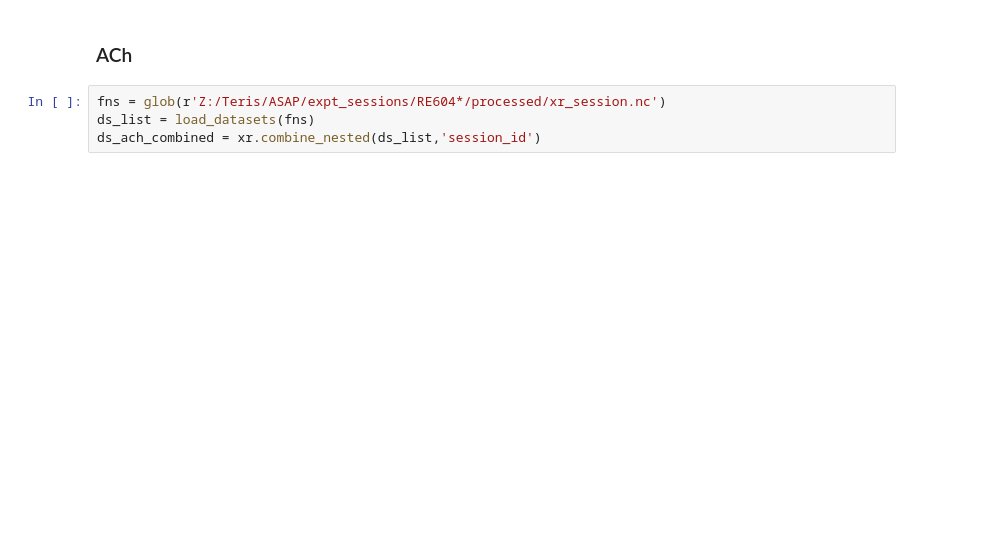
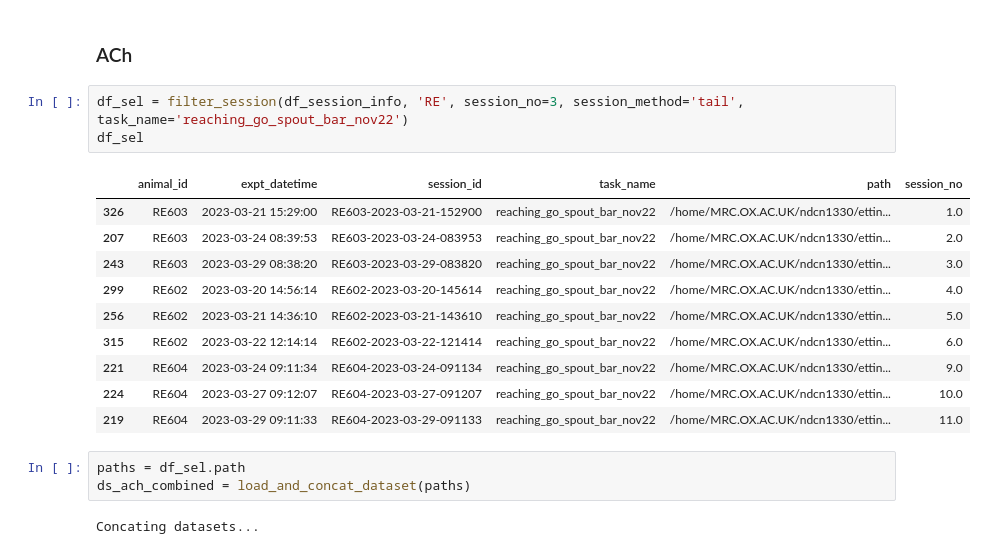
Before and after one commit to Magill-ASAP-team/trialexp, a Jupyter notebook: notebooks/workflow/multi_session_analysis_filter.ipynb, the cells around one changed output. Drawn from its saved outputs; the diff is of its cells as text; blank space fills up the shorter version.

```diff
--- a/notebooks/workflow/multi_session_analysis_filter.ipynb
+++ b/notebooks/workflow/multi_session_analysis_filter.ipynb
@@ -92,9 +105,24 @@ sns.lineplot(x='event_time',hue='success',
 # %% [markdown]
 ### ACh
-# %%
-fns = glob(r'Z:/Teris/ASAP/expt_sessions/RE604*/processed/xr_session.nc')
-ds_list = load_datasets(fns)
-ds_ach_combined = xr.combine_nested(ds_list,'session_id')
+# %%
+df_sel = filter_session(df_session_info, 'RE', session_no=3, session_method='tail', task_name='reaching_go_spout_bar_nov22')
+df_sel
+# %% [output]
+|  | animal_id | expt_datetime | session_id | task_name | path | session_no |
+| 326 | RE603 | 2023-03-21 15:29:00 | RE603-2023-03-21-152900 | reaching_go_spout_bar_nov22 | /home/MRC.OX.AC.UK/ndcn1330/ettin... | 1.0 |
+| 207 | RE603 | 2023-03-24 08:39:53 | RE603-2023-03-24-083953 | reaching_go_spout_bar_nov22 | /home/MRC.OX.AC.UK/ndcn1330/ettin... | 2.0 |
+| 243 | RE603 | 2023-03-29 08:38:20 | RE603-2023-03-29-083820 | reaching_go_spout_bar_nov22 | /home/MRC.OX.AC.UK/ndcn1330/ettin... | 3.0 |
+| 299 | RE602 | 2023-03-20 14:56:14 | RE602-2023-03-20-145614 | reaching_go_spout_bar_nov22 | /home/MRC.OX.AC.UK/ndcn1330/ettin... | 4.0 |
+| 256 | RE602 | 2023-03-21 14:36:10 | RE602-2023-03-21-143610 | reaching_go_spout_bar_nov22 | /home/MRC.OX.AC.UK/ndcn1330/ettin... | 5.0 |
+| 315 | RE602 | 2023-03-22 12:14:14 | RE602-2023-03-22-121414 | reaching_go_spout_bar_nov22 | /home/MRC.OX.AC.UK/ndcn1330/ettin... | 6.0 |
+| 221 | RE604 | 2023-03-24 09:11:34 | RE604-2023-03-24-091134 | reaching_go_spout_bar_nov22 | /home/MRC.OX.AC.UK/ndcn1330/ettin... | 9.0 |
+| 224 | RE604 | 2023-03-27 09:12:07 | RE604-2023-03-27-091207 | reaching_go_spout_bar_nov22 | /home/MRC.OX.AC.UK/ndcn1330/ettin... | 10.0 |
+| 219 | RE604 | 2023-03-29 09:11:33 | RE604-2023-03-29-091133 | reaching_go_spout_bar_nov22 | /home/MRC.OX.AC.UK/ndcn1330/ettin... | 11.0 |
+# %%
+paths = df_sel.path
+ds_ach_combined = load_and_concat_dataset(paths)
+# %% [output]
+Concating datasets...
 # %%
 fig,ax = plt.subplots(1,3,figsize=(4*3,3))
 
```
Also changed, not shown: parts of 9 cells of this notebook, 2 other files.
